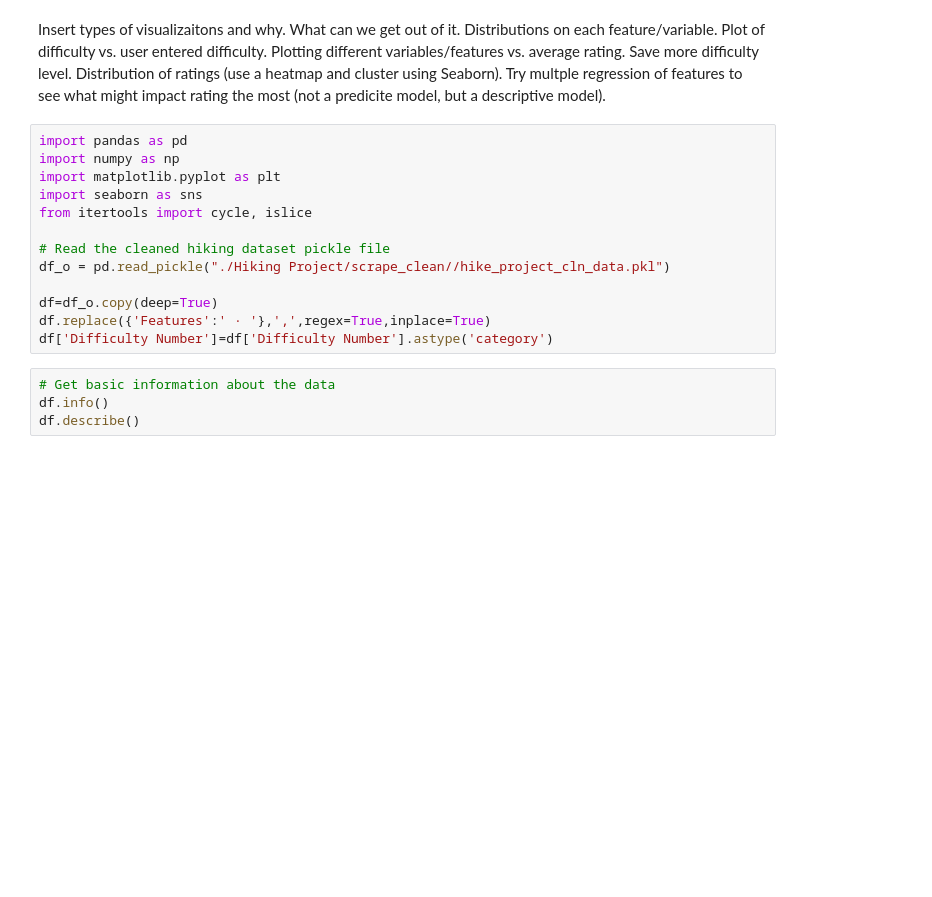
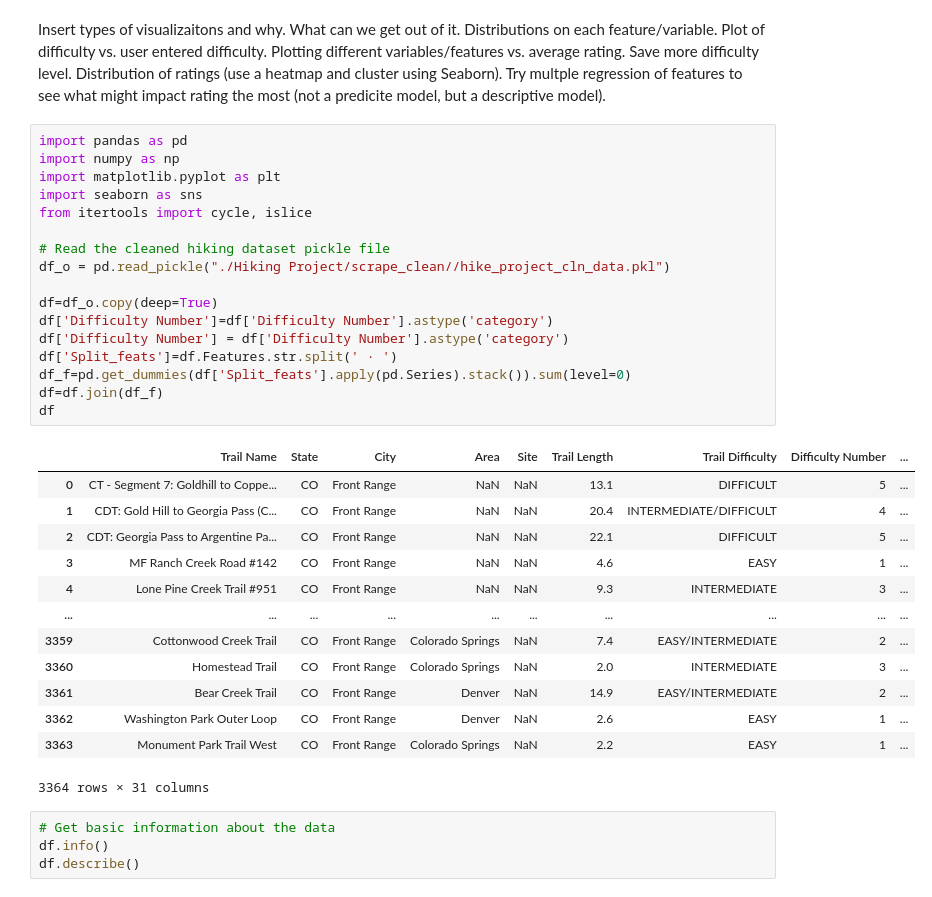
Before and after one commit to BiochemHead/COMP_4447_Final_Project, a Jupyter notebook: Final_Project_Notebook.ipynb, the cells around one changed output. Drawn from its saved outputs; the diff is of its cells as text; blank space fills up the shorter version.

Commit message:
added dummy columns for features

```diff
--- a/Final_Project_Notebook.ipynb
+++ b/Final_Project_Notebook.ipynb
@@ -36,16 +36,34 @@ Insert types of visualizaitons and why. What can we get out of it. Distributions
 # %%
 import pandas as pd
 import numpy as np
 import matplotlib.pyplot as plt
 import seaborn as sns
 from itertools import cycle, islice
 
 # Read the cleaned hiking dataset pickle file
 df_o = pd.read_pickle("./Hiking Project/scrape_clean//hike_project_cln_data.pkl")
 
 df=df_o.copy(deep=True)
-df.replace({'Features':' · '},',',regex=True,inplace=True)
 df['Difficulty Number']=df['Difficulty Number'].astype('category')
+df['Difficulty Number'] = df['Difficulty Number'].astype('category')
+df['Split_feats']=df.Features.str.split(' · ')
+df_f=pd.get_dummies(df['Split_feats'].apply(pd.Series).stack()).sum(level=0)
+df=df.join(df_f)
+df
+# %% [output]
+|  | Trail Name | State | City | Area | Site | Trail Length | Trail Difficulty | Difficulty Number | ... |
+| 0 | CT - Segment 7: Goldhill to Coppe... | CO | Front Range | NaN | NaN | 13.1 | DIFFICULT | 5 | ... |
+| 1 | CDT: Gold Hill to Georgia Pass (C... | CO | Front Range | NaN | NaN | 20.4 | INTERMEDIATE/DIFFICULT | 4 | ... |
+| 2 | CDT: Georgia Pass to Argentine Pa... | CO | Front Range | NaN | NaN | 22.1 | DIFFICULT | 5 | ... |
+| 3 | MF Ranch Creek Road #142 | CO | Front Range | NaN | NaN | 4.6 | EASY | 1 | ... |
+| 4 | Lone Pine Creek Trail #951 | CO | Front Range | NaN | NaN | 9.3 | INTERMEDIATE | 3 | ... |
+| ... | ... | ... | ... | ... | ... | ... | ... | ... | ... |
+| 3359 | Cottonwood Creek Trail | CO | Front Range | Colorado Springs | NaN | 7.4 | EASY/INTERMEDIATE | 2 | ... |
+| 3360 | Homestead Trail | CO | Front Range | Colorado Springs | NaN | 2.0 | INTERMEDIATE | 3 | ... |
+| 3361 | Bear Creek Trail | CO | Front Range | Denver | NaN | 14.9 | EASY/INTERMEDIATE | 2 | ... |
+| 3362 | Washington Park Outer Loop | CO | Front Range | Denver | NaN | 2.6 | EASY | 1 | ... |
+| 3363 | Monument Park Trail West | CO | Front Range | Colorado Springs | NaN | 2.2 | EASY | 1 | ... |
+3364 rows × 31 columns
 # %%
 # Get basic information about the data
 df.info()
```
